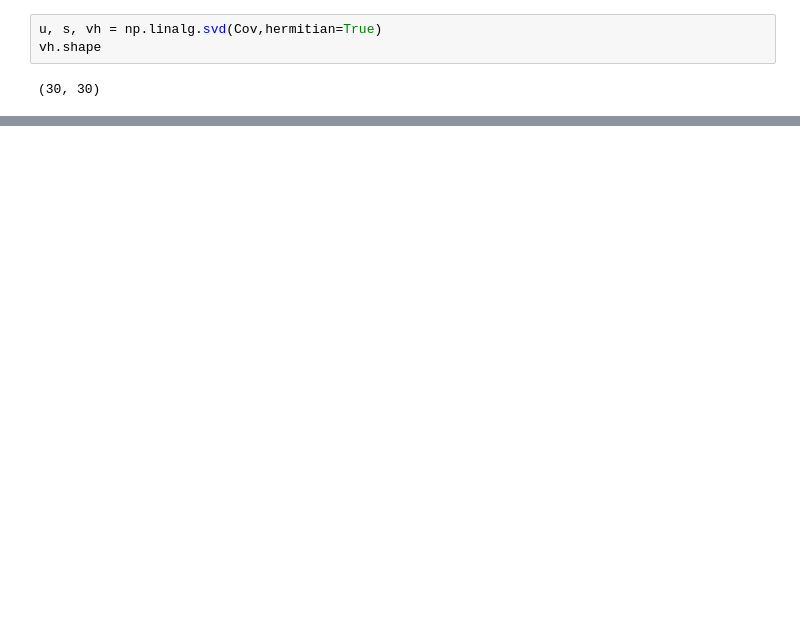
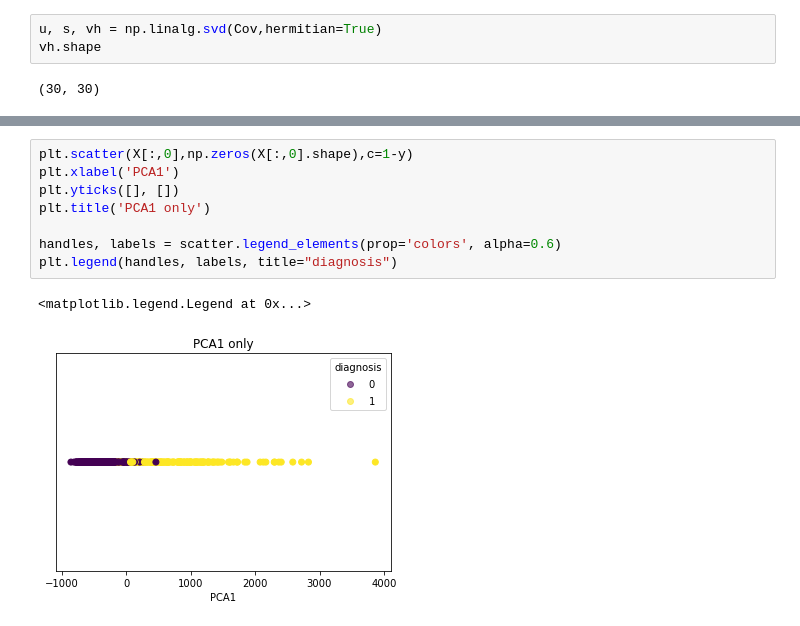
Before and after one commit to NavaLeib/ML-basics, a Jupyter notebook: pca-notes.ipynb, the cells around one changed output, grey strips where cells are left out. Saved outputs shown, nothing was run; the diff lists cells and outputs as text; blank space fills up the shorter version.

```diff
--- a/pca-notes.ipynb
+++ b/pca-notes.ipynb
@@ -115,0 +141,11 @@ Text(0.5, 1.0, "First two PCA's, using PCA built-in function")
+# %%
+plt.scatter(X[:,0],np.zeros(X[:,0].shape),c=1-y)
+plt.xlabel('PCA1')
+plt.yticks([], [])
+plt.title('PCA1 only')
+
+handles, labels = scatter.legend_elements(prop='colors', alpha=0.6)
+plt.legend(handles, labels, title="diagnosis")
+# %% [output]
+<matplotlib.legend.Legend at 0x...>
+[figure, added]
```
Also changed, not shown: parts of 7 cells of this notebook.
